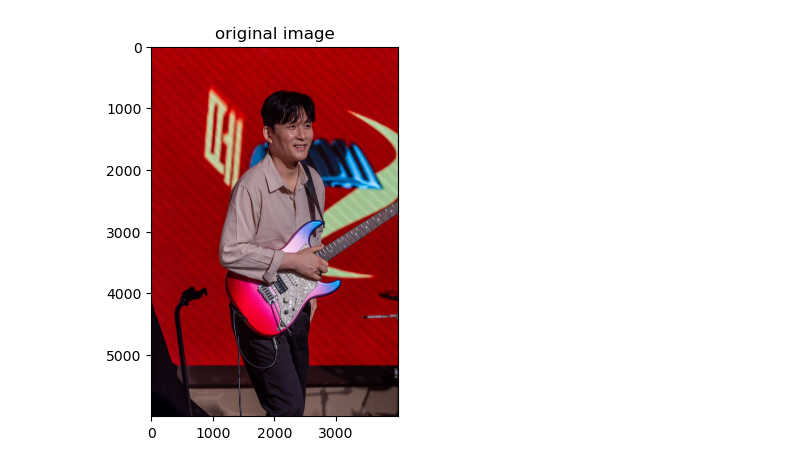
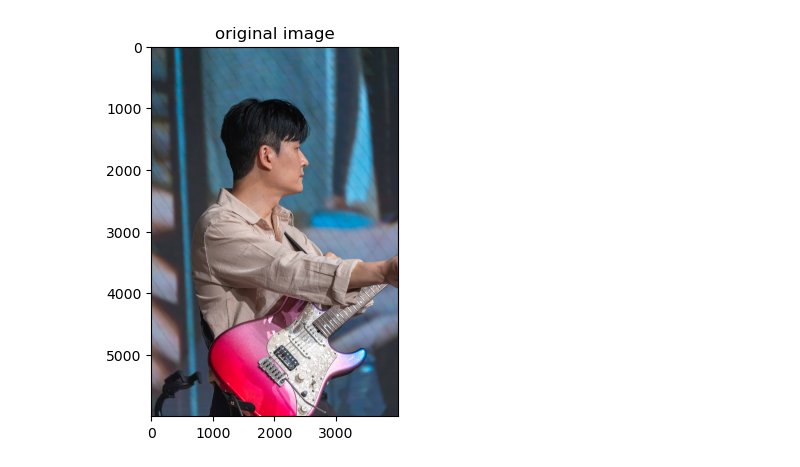
Before and after one commit to loquemedalagana/computer_vision_study1, a Jupyter notebook: affine_transfer.ipynb, the cells around one changed output. Drawn from its saved outputs; the diff is of its cells as text; code cells hidden in the pictures.

Commit message:
- update image data

```diff
--- a/affine_transfer.ipynb
+++ b/affine_transfer.ipynb
@@ -1,13 +1,13 @@
 # %%
 import numpy as np
 import matplotlib.pyplot as plt
 import cv2
 
-image = cv2.imread('images/_X1A0222-2-Enhanced-NR.jpg')
+image = cv2.imread('images/_X1A0297-3-Enhanced-NR.jpg')
 image =  cv2.cvtColor(image, cv2.COLOR_BGR2RGB)
 
 plt.imshow(image)
 plt.title('original image')
 plt.show()
 # %% [output]
-[figure, old version]
+[figure, new version]
```
Also changed, not shown: parts of 2 cells of this notebook.
